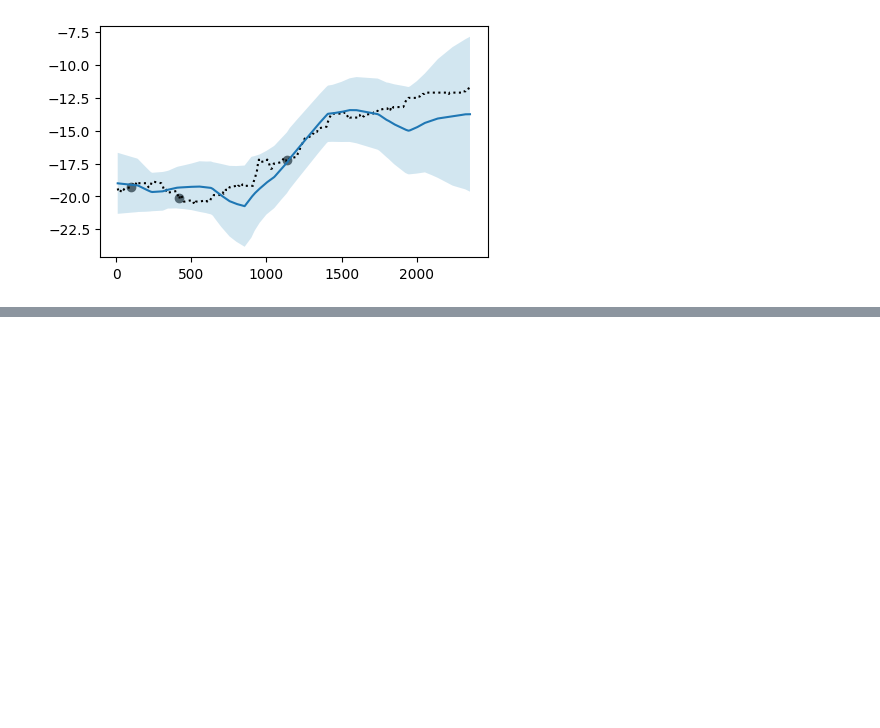
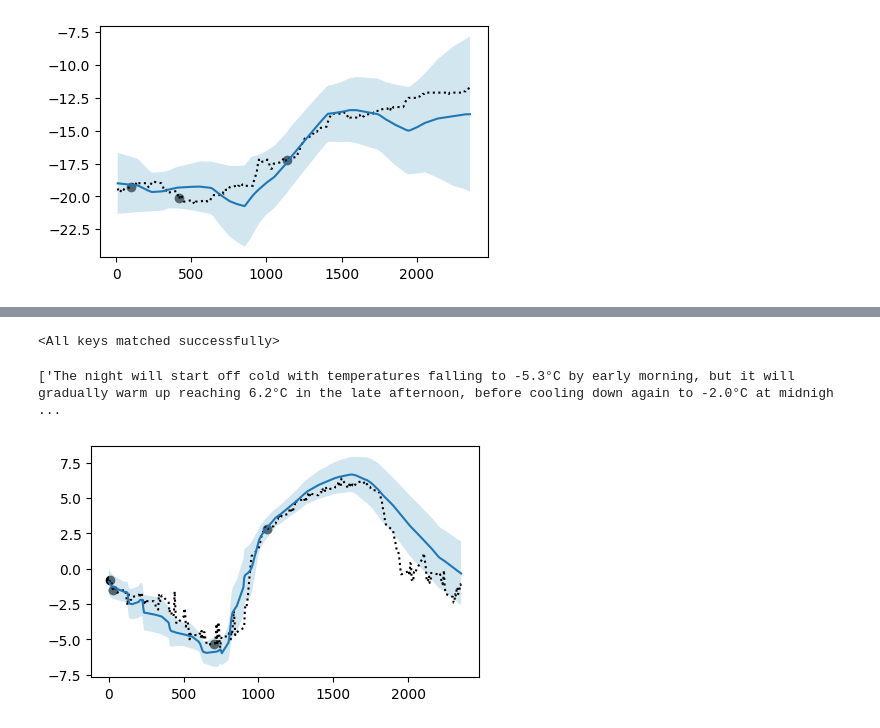
Before and after one commit to will-hd/IML, a Jupyter notebook: notebooks/temperature_experiments.ipynb, the cells around one changed output, grey strips where cells are left out. Cells and saved outputs as stored; diff of their text form; code cells hidden in the pictures; blank space fills up the shorter version.

```diff
--- a/notebooks/temperature_experiments.ipynb
+++ b/notebooks/temperature_experiments.ipynb
@@ -383,0 +394,22 @@ iter 10001: Avg. Loss SLOW = 171.2250033854246
+# %%
+# torch.save(np.state_dict(), f'../exp/{"inp_roberta_test1.pt"}')
+np.load_state_dict(torch.load(f'../exp/{"inp_roberta_test1.pt"}'))
+# %% [output]
+<All keys matched successfully>
+# %%
+np.training = False
+batch, knowledge_pre = data.generate_batch(batch_size=1, device=np.device, return_knowledge=True)
+print(knowledge_pre)
+# %% [output]
+['The night will start off cold with temperatures falling to -5.3°C by early morning, but it will gradually warm up reaching 6.2°C in the late afternoon, before cooling down again to -2.0°C at midnigh ...
+# %%
+# knowledge_pre = ['The night will be bitterly cold with temperatures falling to -16.4°C, gradually rising to -13.4°C by early morning, and remarkably, the afternoon will see a significant temperature shift, hovering around freezing point at 0.3°C.']
+knowledge_pre = ['The night will start off cold with temperatures falling to -5.3°C by early morning, but it will gradually warm up reaching 20°C in the late afternoon, before cooling down again to -2.0°C at midnight.']
+
+np.training = False
+knowledge = preprocess_knowledge(knowledge_pre, langmodel, tokenizer)
+plot_predictive(np, batch, knowledge=knowledge, save=False, iter=None)
+
+np.training = True
+# %% [output]
+[figure, added]
```
Also changed, not shown: parts of 5 cells of this notebook, 21 other files.
